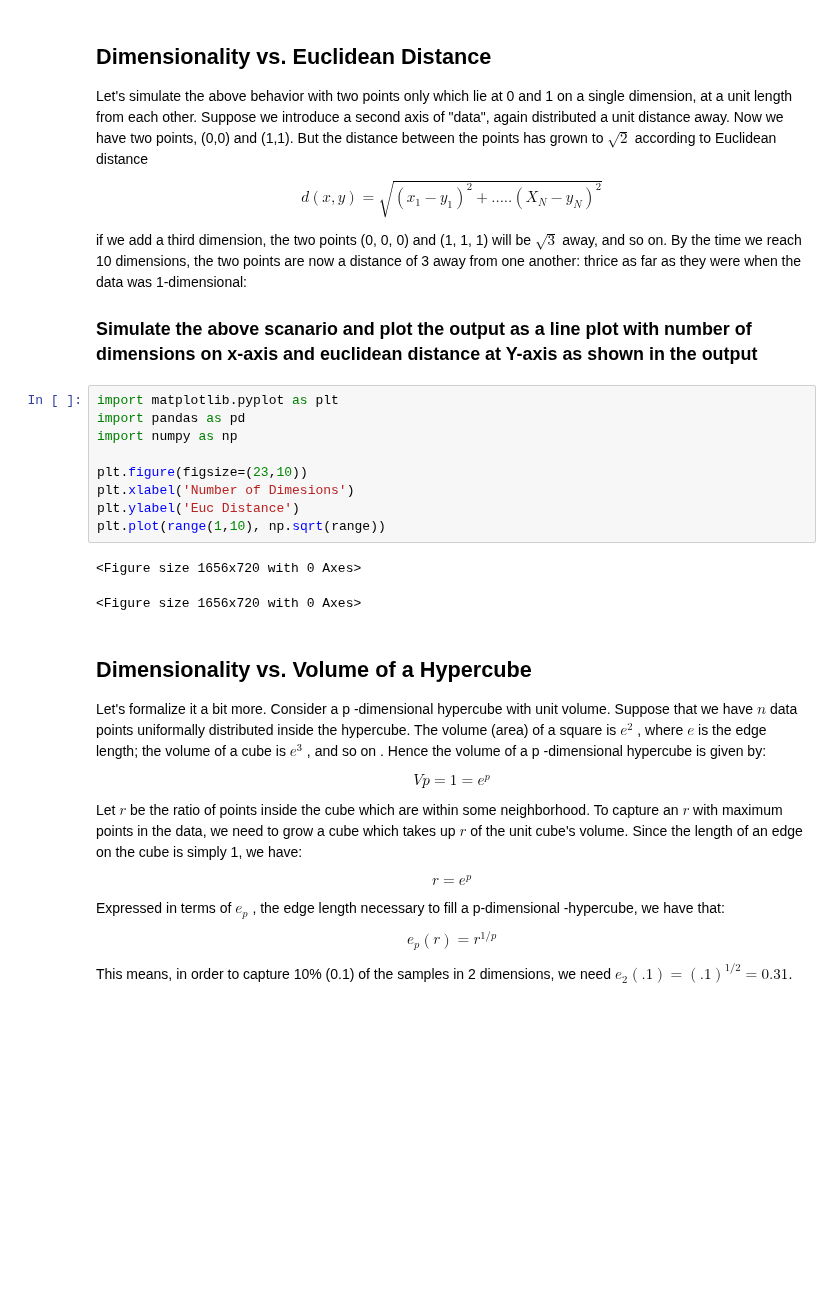
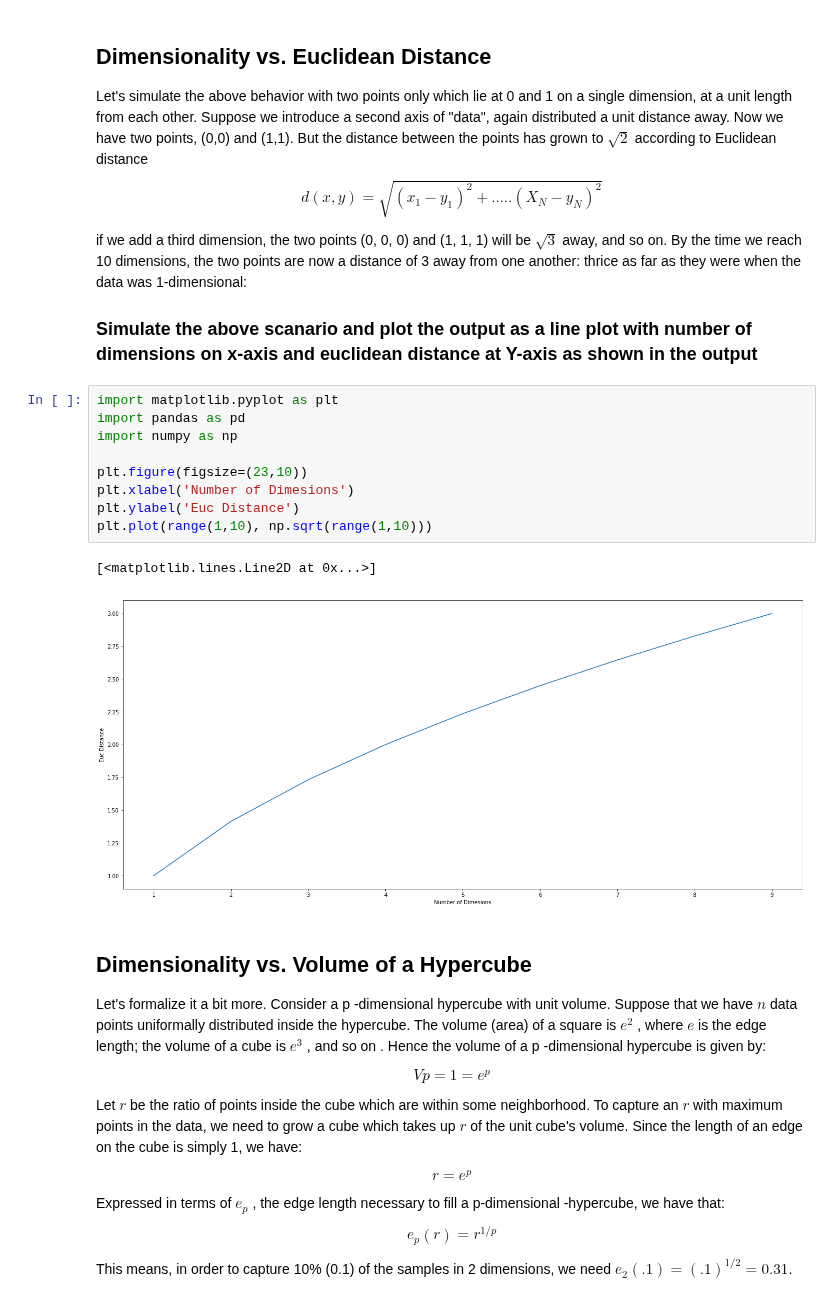
Before and after one commit to ConnorAnderson29/dsc-3-34-03-curse-of-dimensionality-simulation-lab-seattle-ds-career-040119, a Jupyter notebook: index.ipynb, the cells around one changed output. Drawn from its saved outputs; the diff is of its cells as text; blank space fills up the shorter version.

```diff
--- a/index.ipynb
+++ b/index.ipynb
@@ -42,15 +42,15 @@ if we add a third dimension, the two points (0, 0, 0) and (1, 1, 1) will be $\sq
 # %%
 import matplotlib.pyplot as plt
 import pandas as pd
 import numpy as np
 
 plt.figure(figsize=(23,10))
 plt.xlabel('Number of Dimesions')
 plt.ylabel('Euc Distance')
-plt.plot(range(1,10), np.sqrt(range))
+plt.plot(range(1,10), np.sqrt(range(1,10)))
 # %% [output]
-<Figure size 1656x720 with 0 Axes>
+[<matplotlib.lines.Line2D at 0x...>]
-<Figure size 1656x720 with 0 Axes>
+[figure, added]
 # %% [markdown]
 ## Dimensionality vs. Volume of a Hypercube
 Let's formalize it a bit more. Consider a  p -dimensional hypercube with unit volume. Suppose that we have $n$  data points uniformally distributed inside the hypercube. The volume (area) of a square is  $e^2$ , where  $e$  is the edge length; the volume of a cube is  $e^3$ , and so on . Hence the volume of a  p -dimensional hypercube is given by:
```
